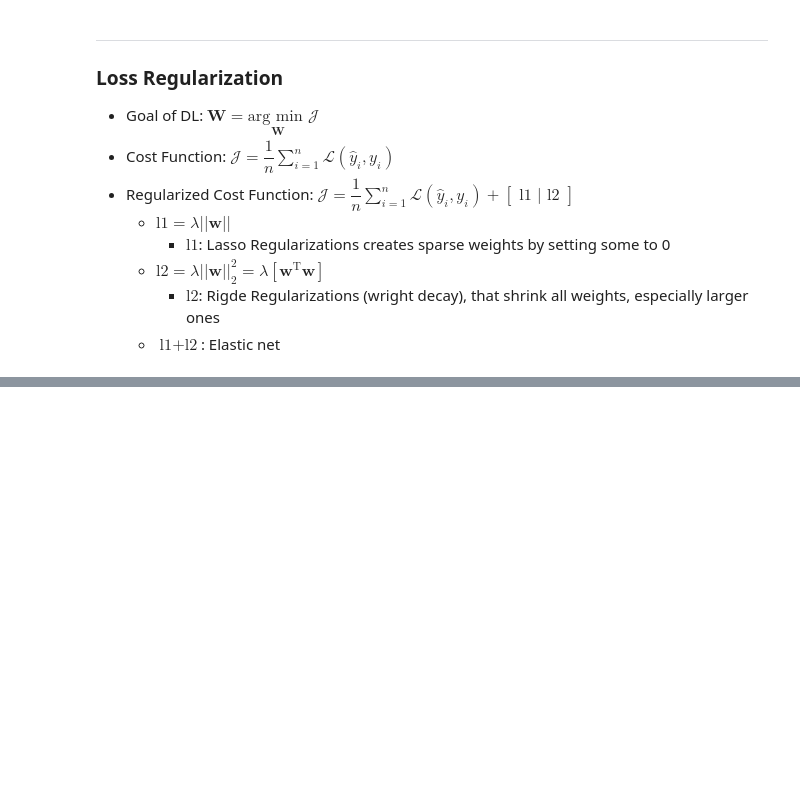
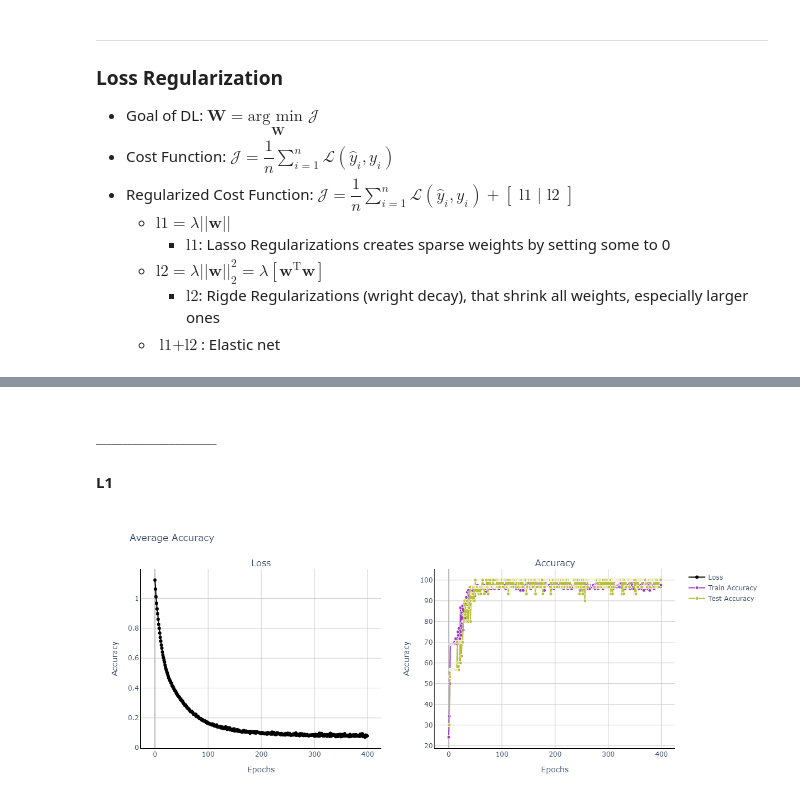
Before and after one commit to Gusmeira/PyTorch-Courses, a Jupyter notebook: E_regularization.ipynb, the cells around one changed output, grey strips where cells are left out. Saved outputs shown, nothing was run; the diff lists cells and outputs as text; code cells hidden in the pictures; blank space fills up the shorter version.

```diff
--- a/E_regularization.ipynb
+++ b/E_regularization.ipynb
@@ -399,0 +402,3 @@ plotly_main_subplot_layout(fig, title='Average Accuracy', x='Epochs', y='Accurac
+# %% [markdown]
+###### _______________________
+#### L1
@@ -399,0 +487,20 @@ plotly_main_subplot_layout(fig, title='Average Accuracy', x='Epochs', y='Accurac
+# %%
+fig = make_subplots(rows=1, cols=2, subplot_titles=['Loss', 'Accuracy'])
+
+fig.add_trace(go.Scatter(
+    x=list(range(numepochs)), y=[float(loss) for loss in losses], name=f'Loss',
+    mode='markers+lines', marker=dict(color='black')
+), row=1, col=1)
+
+fig.add_trace(go.Scatter(
+    x=list(range(numepochs)), y=trainAcc, name='Train Accuracy',
+    marker=dict(color='#9c3bbf', size=6, line=dict(color='white', width=1)), mode='markers+lines'
+), row=1, col=2)
+fig.add_trace(go.Scatter(
+    x=list(range(numepochs)), y=testAcc, name='Test Accuracy',
+    marker=dict(color='#b9bf3b', size=6, line=dict(color='white', width=1)), mode='markers+lines'
+), row=1, col=2)
+
+plotly_main_subplot_layout(fig, title='Average Accuracy', x='Epochs', y='Accuracy', width=1200, height=500)
+# %% [output]
+[figure, added]
```
Also changed, not shown: parts of 25 cells of this notebook.
